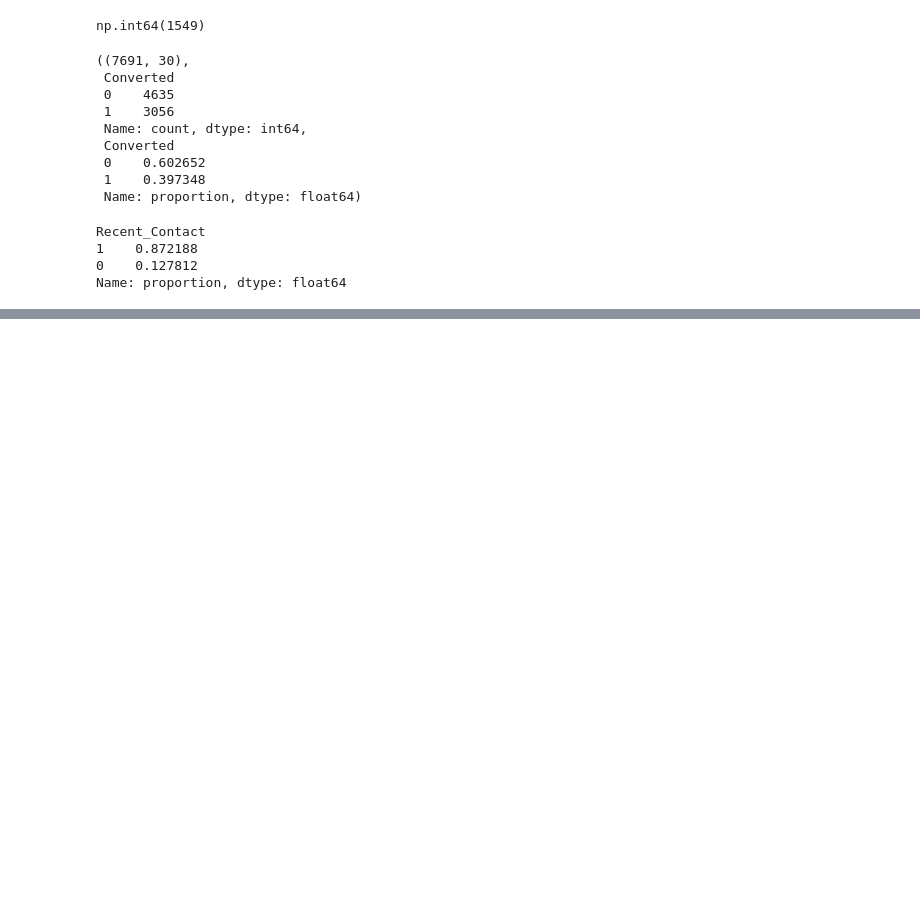
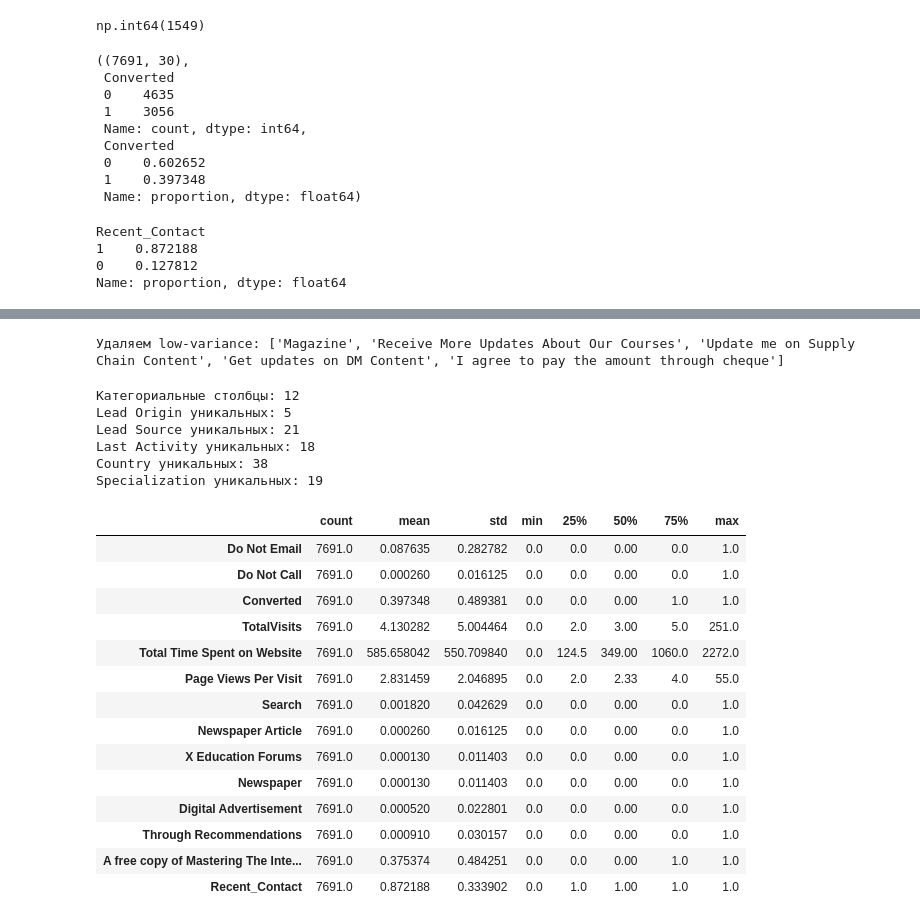
Before and after one commit to Madarakill/LS_EDU, a Jupyter notebook: Анализ набора данных.ipynb, the cells around one changed output, grey strips where cells are left out. Cells and saved outputs as stored; diff of their text form; code cells hidden in the pictures; blank space fills up the shorter version.

```diff
--- a/Анализ набора данных.ipynb
+++ b/Анализ набора данных.ipynb
@@ -250,6 +252,6 @@ Name: count, dtype: int64
 # %%
 # Заполняем все указанные категориальные столбцы значением Unknown
-nknown_col = [
+unknown_col = [
     'City',
     'How did you hear about X Education',
     'What is your current occupation',
@@ -261,7 +263,7 @@ nknown_col = [
     'Tags'
 ]
 
-for col in nknown_col:
+for col in unknown_col:
     if col in df.columns:
         df[col] = df[col].fillna('Unknown')
 # %%
@@ -397,17 +389,3 @@ Recent_Contact
 1    0.872188
 0    0.127812
 Name: proportion, dtype: float64
-# %%
-# Маппинг категориальных столбцов в числовые коды
-cat_col = df.select_dtypes(include=['object']).columns.tolist()
-
-category_maps = {}
-for col in cat_col:
-    codes, uniques = pd.factorize(df[col], sort=True)
-    df[col] = codes
-    category_maps[col] = {int(i): val for i, val in enumerate(uniques)}
-
-print(f'Маппинг {len(cat_col)} категориальных столбцов')
-for col in cat_col[:3]:
-    sample = list(category_maps[col].items())[:5]
-    print(col, 'пример:', sample)
@@ -418,0 +409,44 @@ Last Activity пример: [(0, 'Approached upfront'), (1, 'Converted to Lead')
+# %%
+# Удаление столбцов которые имеют только одно значение
+exclude = {'Converted'}
+
+low_var_cols = df.columns[
+    (df.nunique(dropna=False) <= 1)
+    & ~df.columns.isin(exclude)
+]
+
+print('Удаляем:', list(low_var_cols))
+df = df.drop(columns=low_var_cols)
+# %% [output]
+Удаляем low-variance: ['Magazine', 'Receive More Updates About Our Courses', 'Update me on Supply Chain Content', 'Get updates on DM Content', 'I agree to pay the amount through cheque']
+# %%
+# Категориальные столбцы для one-hot encoding
+cat_col = df.select_dtypes(include=['object']).columns.tolist()
+print(f'Категориальные столбцы: {len(cat_col)}')
+for col in cat_col[:5]:
+    print(col, 'уникальных:', df[col].nunique())
+# %% [output]
+Категориальные столбцы: 12
+Lead Origin уникальных: 5
+Lead Source уникальных: 21
+Last Activity уникальных: 18
+Country уникальных: 38
+Specialization уникальных: 19
+# %%
+df.describe().T
+# %% [output]
+|  | count | mean | std | min | 25% | 50% | 75% | max |
+| Do Not Email | 7691.0 | 0.087635 | 0.282782 | 0.0 | 0.0 | 0.00 | 0.0 | 1.0 |
+| Do Not Call | 7691.0 | 0.000260 | 0.016125 | 0.0 | 0.0 | 0.00 | 0.0 | 1.0 |
+| Converted | 7691.0 | 0.397348 | 0.489381 | 0.0 | 0.0 | 0.00 | 1.0 | 1.0 |
+| TotalVisits | 7691.0 | 4.130282 | 5.004464 | 0.0 | 2.0 | 3.00 | 5.0 | 251.0 |
+| Total Time Spent on Website | 7691.0 | 585.658042 | 550.709840 | 0.0 | 124.5 | 349.00 | 1060.0 | 2272.0 |
+| Page Views Per Visit | 7691.0 | 2.831459 | 2.046895 | 0.0 | 2.0 | 2.33 | 4.0 | 55.0 |
+| Search | 7691.0 | 0.001820 | 0.042629 | 0.0 | 0.0 | 0.00 | 0.0 | 1.0 |
+| Newspaper Article | 7691.0 | 0.000260 | 0.016125 | 0.0 | 0.0 | 0.00 | 0.0 | 1.0 |
+| X Education Forums | 7691.0 | 0.000130 | 0.011403 | 0.0 | 0.0 | 0.00 | 0.0 | 1.0 |
+| Newspaper | 7691.0 | 0.000130 | 0.011403 | 0.0 | 0.0 | 0.00 | 0.0 | 1.0 |
+| Digital Advertisement | 7691.0 | 0.000520 | 0.022801 | 0.0 | 0.0 | 0.00 | 0.0 | 1.0 |
+| Through Recommendations | 7691.0 | 0.000910 | 0.030157 | 0.0 | 0.0 | 0.00 | 0.0 | 1.0 |
+| A free copy of Mastering The Inte... | 7691.0 | 0.375374 | 0.484251 | 0.0 | 0.0 | 0.00 | 1.0 | 1.0 |
+| Recent_Contact | 7691.0 | 0.872188 | 0.333902 | 0.0 | 1.0 | 1.00 | 1.0 | 1.0 |
```
Also changed, not shown: parts of 10 cells of this notebook.
